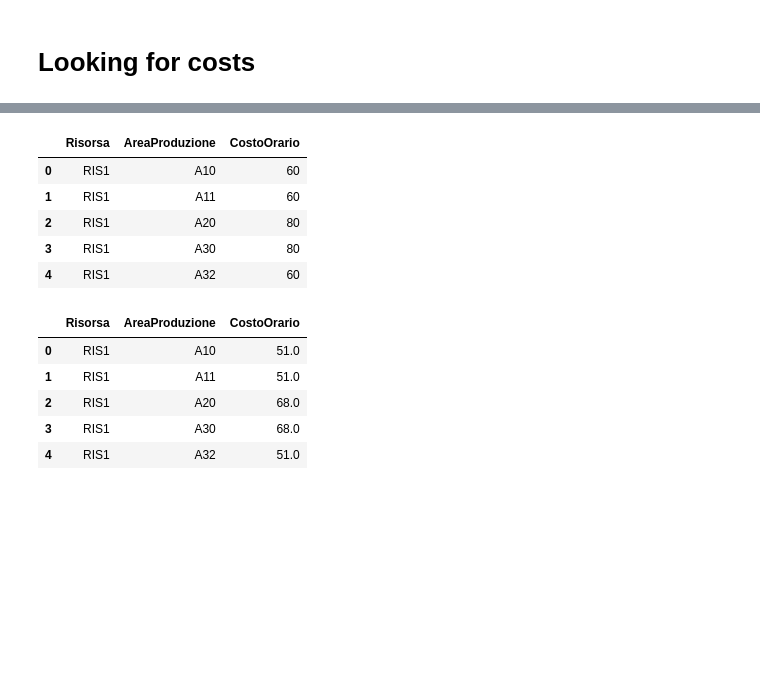
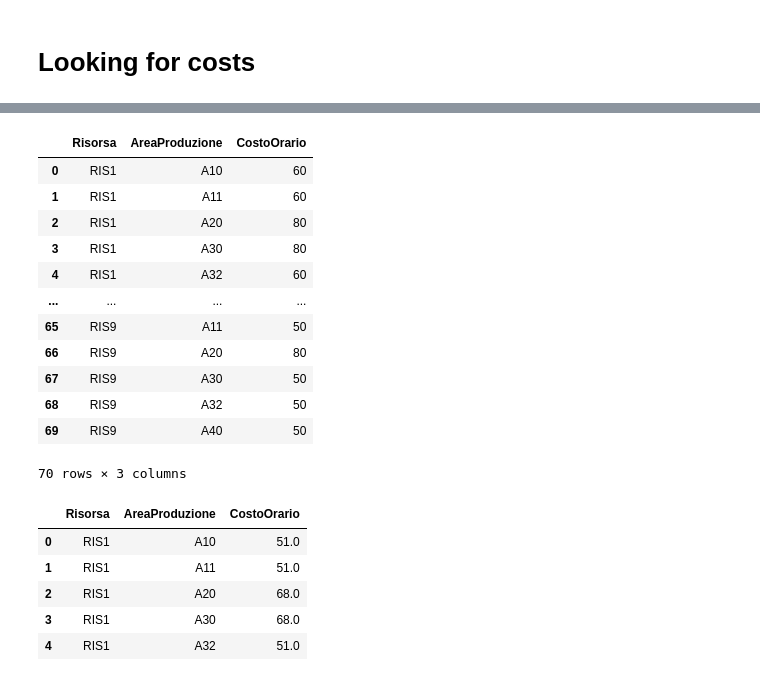
Before and after one commit to VinciGit00/SCGProject, a Jupyter notebook: Datasets/DataElaboration/CompleTable.ipynb, the cells around one changed output, grey strips where cells are left out. Drawn from its saved outputs; the diff is of its cells as text; code cells hidden in the pictures; blank space fills up the shorter version.

```diff
--- a/Datasets/DataElaboration/CompleTable.ipynb
+++ b/Datasets/DataElaboration/CompleTable.ipynb
@@ -146,14 +163,21 @@ dfConsumi.head()
 # %%
 #Costo orario consuntivo
 del dfConsuntivo["Unnamed: 0"]
-dfConsuntivo.head()
+dfConsuntivo
 # %% [output]
 |  | Risorsa | AreaProduzione | CostoOrario |
 | 0 | RIS1 | A10 | 60 |
 | 1 | RIS1 | A11 | 60 |
 | 2 | RIS1 | A20 | 80 |
 | 3 | RIS1 | A30 | 80 |
 | 4 | RIS1 | A32 | 60 |
+| ... | ... | ... | ... |
+| 65 | RIS9 | A11 | 50 |
+| 66 | RIS9 | A20 | 80 |
+| 67 | RIS9 | A30 | 50 |
+| 68 | RIS9 | A32 | 50 |
+| 69 | RIS9 | A40 | 50 |
+70 rows × 3 columns
 # %%
 #Budget
 del dfCostoOrario["Unnamed: 0"]
```
Also changed, not shown: parts of 7 cells of this notebook, 3 other files.
